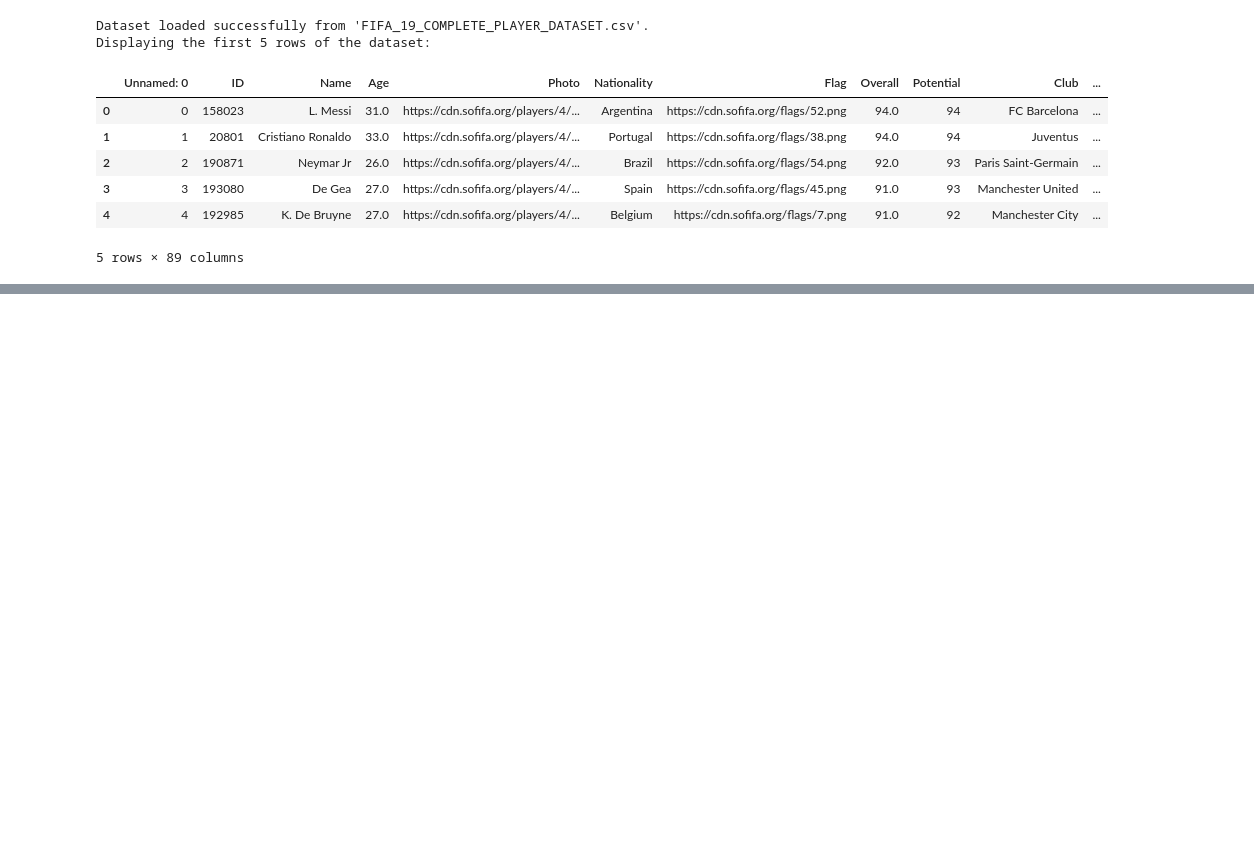
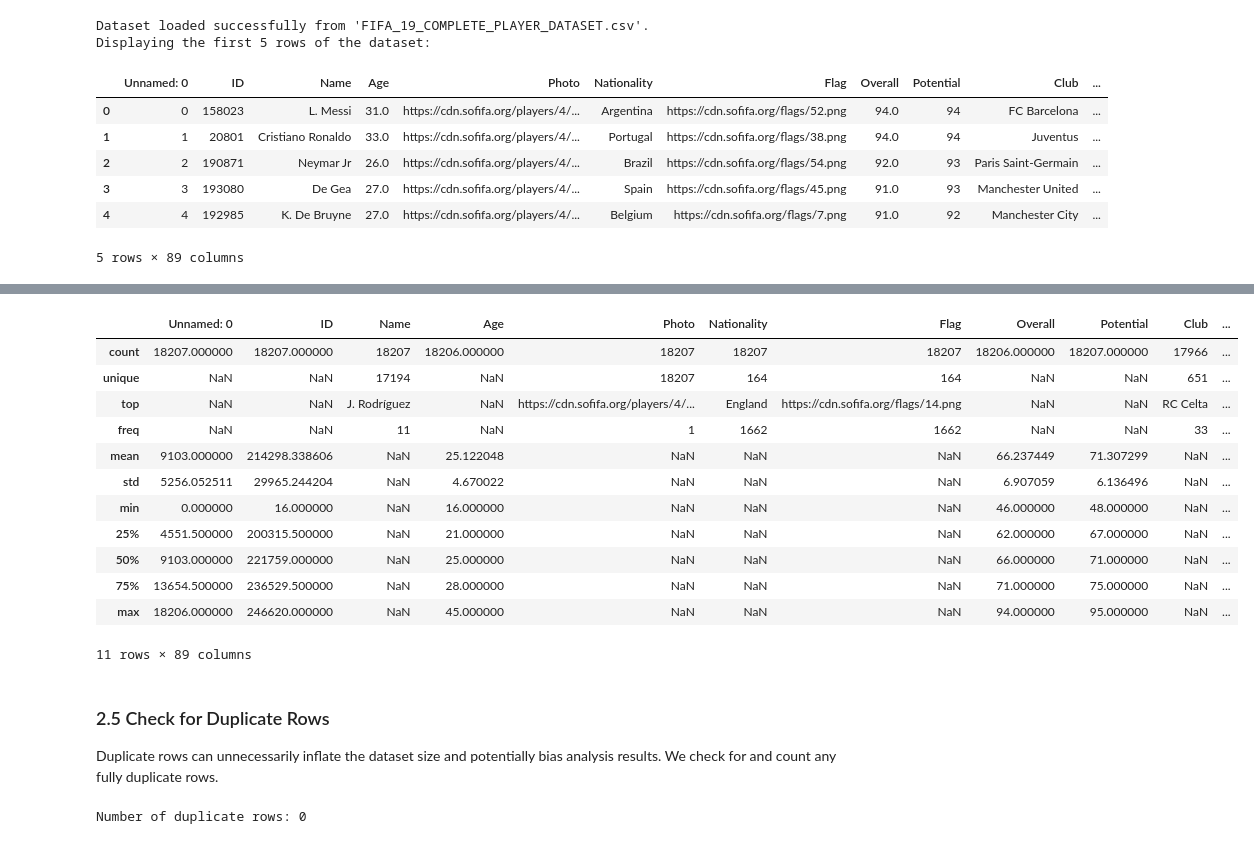
Before and after one commit to SLajuwomi/FIFA, a Jupyter notebook: fifa19_undervaluation_analysis.ipynb, the cells around one changed output, grey strips where cells are left out. Saved outputs shown, nothing was run; the diff lists cells and outputs as text; code cells hidden in the pictures; blank space fills up the shorter version.

```diff
--- a/fifa19_undervaluation_analysis.ipynb
+++ b/fifa19_undervaluation_analysis.ipynb
@@ -99,0 +151,25 @@ Displaying the first 5 rows of the dataset:
+# %%
+display(fifa_df.describe(include='all'))
+# %% [output]
+|  | Unnamed: 0 | ID | Name | Age | Photo | Nationality | Flag | Overall | Potential | Club | ... |
+| count | 18207.000000 | 18207.000000 | 18207 | 18206.000000 | 18207 | 18207 | 18207 | 18206.000000 | 18207.000000 | 17966 | ... |
+| unique | NaN | NaN | 17194 | NaN | 18207 | 164 | 164 | NaN | NaN | 651 | ... |
+| top | NaN | NaN | J. Rodríguez | NaN | https://cdn.sofifa.org/players/4/... | England | https://cdn.sofifa.org/flags/14.png | NaN | NaN | RC Celta | ... |
+| freq | NaN | NaN | 11 | NaN | 1 | 1662 | 1662 | NaN | NaN | 33 | ... |
+| mean | 9103.000000 | 214298.338606 | NaN | 25.122048 | NaN | NaN | NaN | 66.237449 | 71.307299 | NaN | ... |
+| std | 5256.052511 | 29965.244204 | NaN | 4.670022 | NaN | NaN | NaN | 6.907059 | 6.136496 | NaN | ... |
+| min | 0.000000 | 16.000000 | NaN | 16.000000 | NaN | NaN | NaN | 46.000000 | 48.000000 | NaN | ... |
+| 25% | 4551.500000 | 200315.500000 | NaN | 21.000000 | NaN | NaN | NaN | 62.000000 | 67.000000 | NaN | ... |
+| 50% | 9103.000000 | 221759.000000 | NaN | 25.000000 | NaN | NaN | NaN | 66.000000 | 71.000000 | NaN | ... |
+| 75% | 13654.500000 | 236529.500000 | NaN | 28.000000 | NaN | NaN | NaN | 71.000000 | 75.000000 | NaN | ... |
+| max | 18206.000000 | 246620.000000 | NaN | 45.000000 | NaN | NaN | NaN | 94.000000 | 95.000000 | NaN | ... |
+11 rows × 89 columns
+# %% [markdown]
+### 2.5 Check for Duplicate Rows
+
+Duplicate rows can unnecessarily inflate the dataset size and potentially bias analysis results. We check for and count any fully duplicate rows.
+# %%
+duplicate_count = fifa_df.duplicated().sum()
+print(f"Number of duplicate rows: {duplicate_count}")
+# %% [output]
+Number of duplicate rows: 0
```
Also changed, not shown: parts of 8 cells of this notebook.
